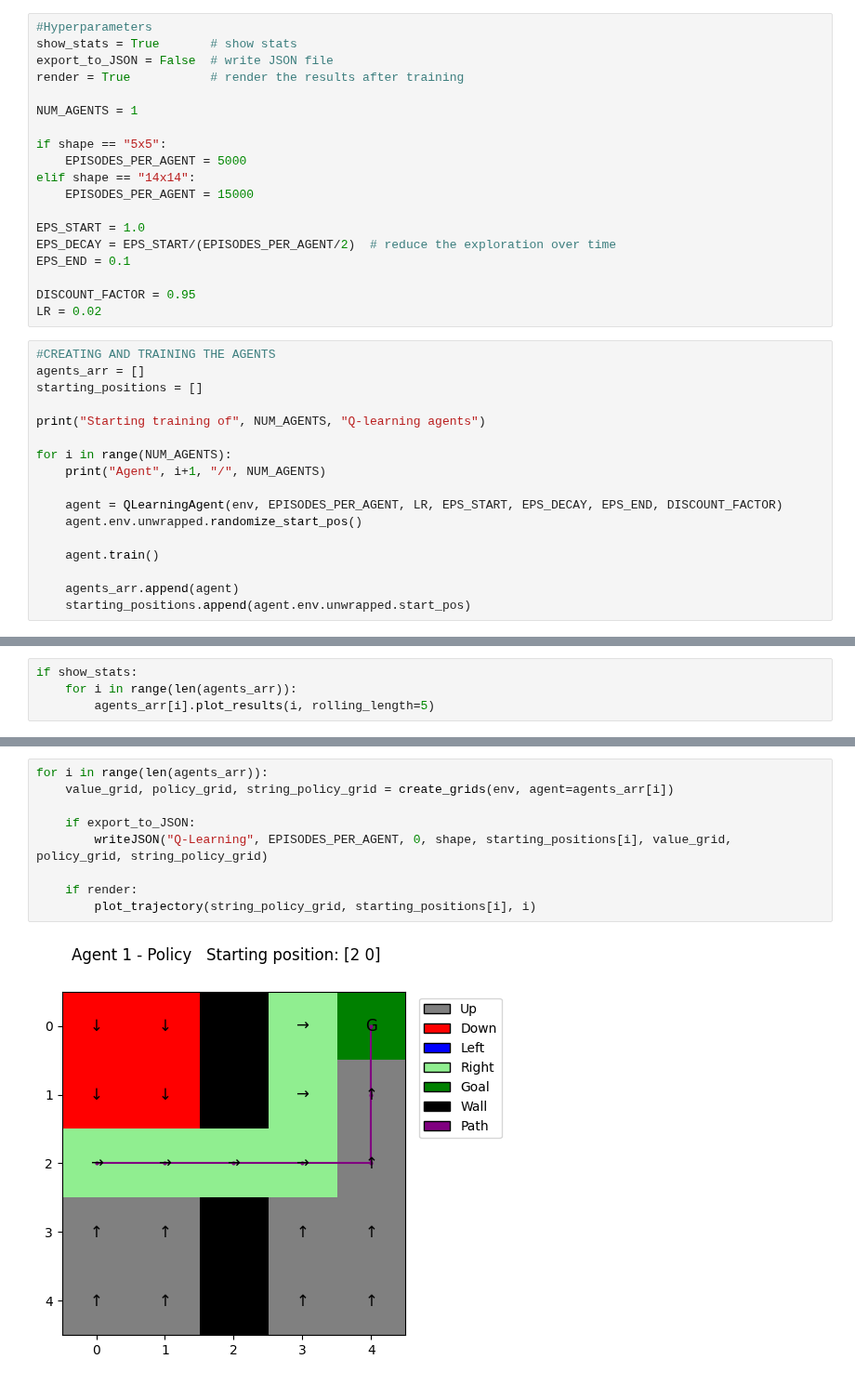
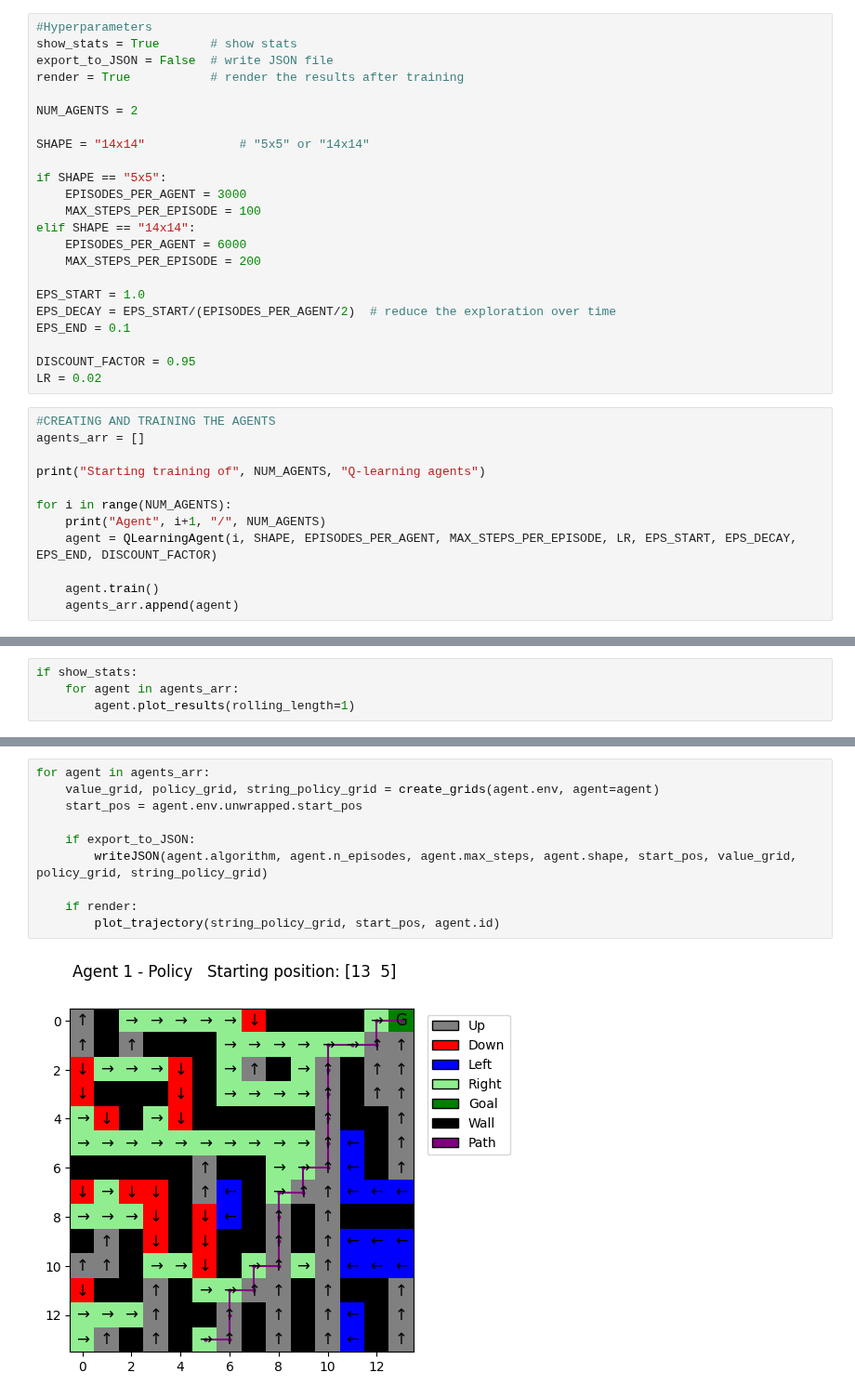
Before and after one commit to salvalago23/TFG_Salvador_Perez_GR, a Jupyter notebook: src/4_QLearning.ipynb, the cells around one changed output, grey strips where cells are left out. Shown at 93% size. Drawn from its saved outputs; the diff is of its cells as text.

```diff
--- a/src/4_QLearning.ipynb
+++ b/src/4_QLearning.ipynb
@@ -18,12 +10,16 @@ show_stats = True       # show stats
 export_to_JSON = False  # write JSON file
 render = True           # render the results after training
 
-NUM_AGENTS = 1
+NUM_AGENTS = 2
 
-if shape == "5x5":
-    EPISODES_PER_AGENT = 5000
-elif shape == "14x14":
-    EPISODES_PER_AGENT = 15000
+SHAPE = "14x14"             # "5x5" or "14x14"
+
+if SHAPE == "5x5":
+    EPISODES_PER_AGENT = 3000
+    MAX_STEPS_PER_EPISODE = 100
+elif SHAPE == "14x14":
+    EPISODES_PER_AGENT = 6000
+    MAX_STEPS_PER_EPISODE = 200
 
 EPS_START = 1.0
 EPS_DECAY = EPS_START/(EPISODES_PER_AGENT/2)  # reduce the exploration over time
@@ -34,18 +30,13 @@ LR = 0.02
 # %%
 #CREATING AND TRAINING THE AGENTS
 agents_arr = []
-starting_positions = []
 
 print("Starting training of", NUM_AGENTS, "Q-learning agents")
 
 for i in range(NUM_AGENTS):
     print("Agent", i+1, "/", NUM_AGENTS)
-
-    agent = QLearningAgent(env, EPISODES_PER_AGENT, LR, EPS_START, EPS_DECAY, EPS_END, DISCOUNT_FACTOR)
-    agent.env.unwrapped.randomize_start_pos()
+    agent = QLearningAgent(i, SHAPE, EPISODES_PER_AGENT, MAX_STEPS_PER_EPISODE, LR, EPS_START, EPS_DECAY, EPS_END, DISCOUNT_FACTOR)
 
     agent.train()
-
     agents_arr.append(agent)
-    starting_positions.append(agent.env.unwrapped.start_pos)
 # %% [output]
@@ -54,5 +46,5 @@ Agent 1 / 1
 # %%
 if show_stats:
-    for i in range(len(agents_arr)):
-        agents_arr[i].plot_results(i, rolling_length=5)
+    for agent in agents_arr:
+        agent.plot_results(rolling_length=1)
 # %% [output]
@@ -60,11 +53,12 @@ if show_stats:
 # %%
-for i in range(len(agents_arr)):
-    value_grid, policy_grid, string_policy_grid = create_grids(env, agent=agents_arr[i])
+for agent in agents_arr:
+    value_grid, policy_grid, string_policy_grid = create_grids(agent.env, agent=agent)
+    start_pos = agent.env.unwrapped.start_pos
 
     if export_to_JSON:
-        writeJSON("Q-Learning", EPISODES_PER_AGENT, 0, shape, starting_positions[i], value_grid, policy_grid, string_policy_grid)
+        writeJSON(agent.algorithm, agent.n_episodes, agent.max_steps, agent.shape, start_pos, value_grid, policy_grid, string_policy_grid)
 
     if render:
-        plot_trajectory(string_policy_grid, starting_positions[i], i)
+        plot_trajectory(string_policy_grid, start_pos, agent.id)
 # %% [output]
-[figure, old version]
+[figure, new version]
```
Also changed, not shown: parts of 5 cells of this notebook, 26 other files.
